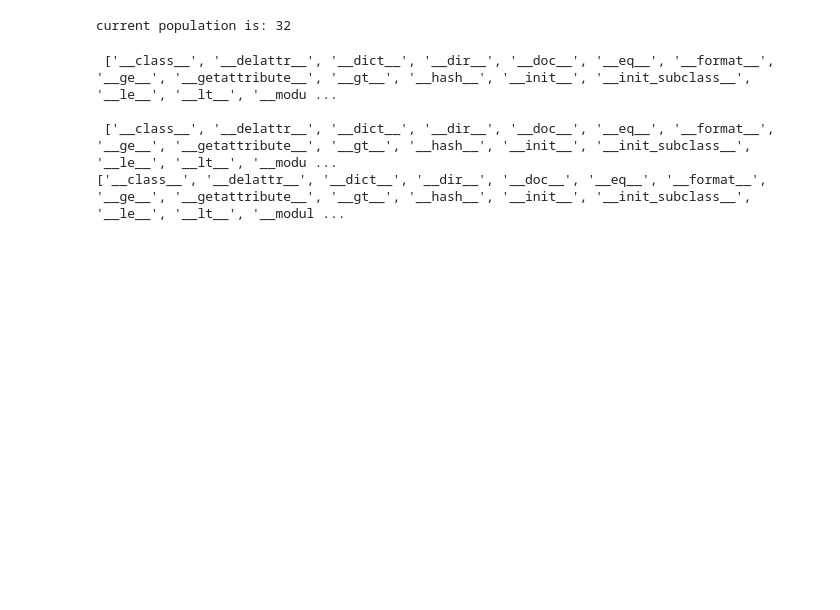
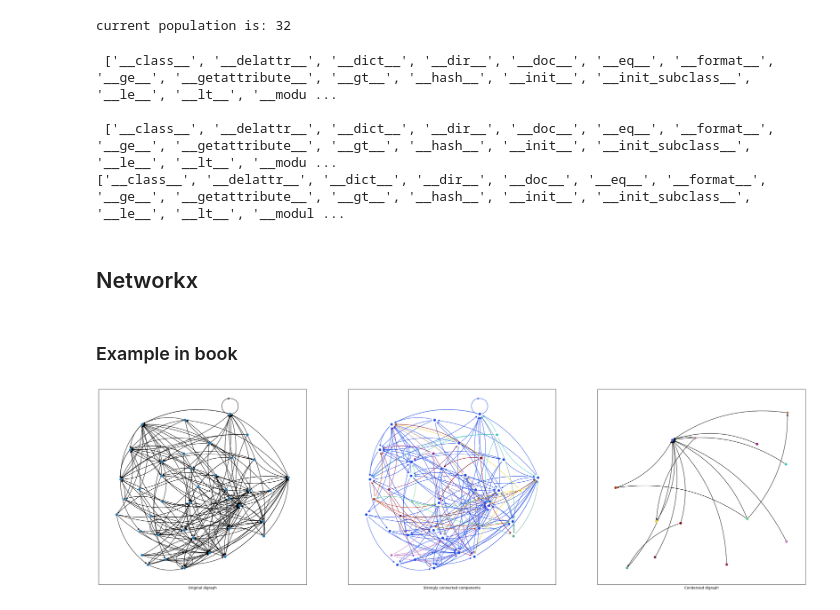
Before and after one commit to medjaijedi/MAS_Final_Project, a Jupyter notebook: rand_prac.ipynb, the cells around one changed output. Saved outputs shown, nothing was run; the diff lists cells and outputs as text; code cells hidden in the pictures; blank space fills up the shorter version.

```diff
--- a/rand_prac.ipynb
+++ b/rand_prac.ipynb
@@ -191,3 +175,5 @@ print(dir(Persona))
 
  ['__class__', '__delattr__', '__dict__', '__dir__', '__doc__', '__eq__', '__format__', '__ge__', '__getattribute__', '__gt__', '__hash__', '__init__', '__init_subclass__', '__le__', '__lt__', '__modu ...
 ['__class__', '__delattr__', '__dict__', '__dir__', '__doc__', '__eq__', '__format__', '__ge__', '__getattribute__', '__gt__', '__hash__', '__init__', '__init_subclass__', '__le__', '__lt__', '__modul ...
+# %% [markdown]
+## Networkx
@@ -193,0 +184,37 @@ print(dir(Persona))
+# %% [markdown]
+### Example in book
+# %%
+# Python3 code to compute condensed digraphs via the NetworkX library
+myfs= (30, 10); fig, axs343 = plt.subplots(1, 3, figsize=(myfs[0]*1.2, myfs[1]))
+
+def plot_condensated_graph(G, axs3):
+    """
+    :param G: Digraph to be condensed
+    :param axs3: 1 dim axs with at least 3 subplots locations
+    """
+
+    # Visualize initial digraph
+    Gpos = nx.spring_layout(G) #setting the position with respect to G
+    nx.draw_networkx(G, Gpos, node_size=40, ax=axs3[0], connectionstyle='arc3, rad = 0.2', with_labels=False)
+
+    # Algorithm to compute the condensed digraph:
+    G_conden = nx.algorithms.components.condensation(G)
+
+    all_col = []
+    # Compute coloring scheme for the condensated graph
+    for u, node in G_conden.nodes(data=True):
+        sg = node['members'] # This contains a set of nodes from previous graph, that belongs to the condensated node
+        co = np.random.rand(1,3)
+        all_col.append(co)
+        nx.draw_networkx_nodes(G.subgraph(sg), Gpos, node_size=40, node_color=co, ax=axs3[1])
+        nx.draw_networkx_edges(G, Gpos, edgelist=G.edges(sg), edge_color=co, ax=axs3[1], connectionstyle='arc3, rad = 0.2')
+
+    nx.draw_networkx(G_conden, node_size=40, ax=axs3[2], node_color=all_col, connectionstyle='arc3, rad = 0.2', with_labels=False)
+    axs3[0].set_xlabel("Original digraph"); axs3[1].set_xlabel("Strongly connected components")
+    axs3[2].set_xlabel("Condensed digraph")
+
+# Generate and plot random digraph:
+G_random = nx.random_k_out_graph(40, 5, 1)
+plot_condensated_graph(G_random, axs343)
+# %% [output]
+[figure, added]
```
Also changed, not shown: parts of 7 cells of this notebook, 1 other file.
